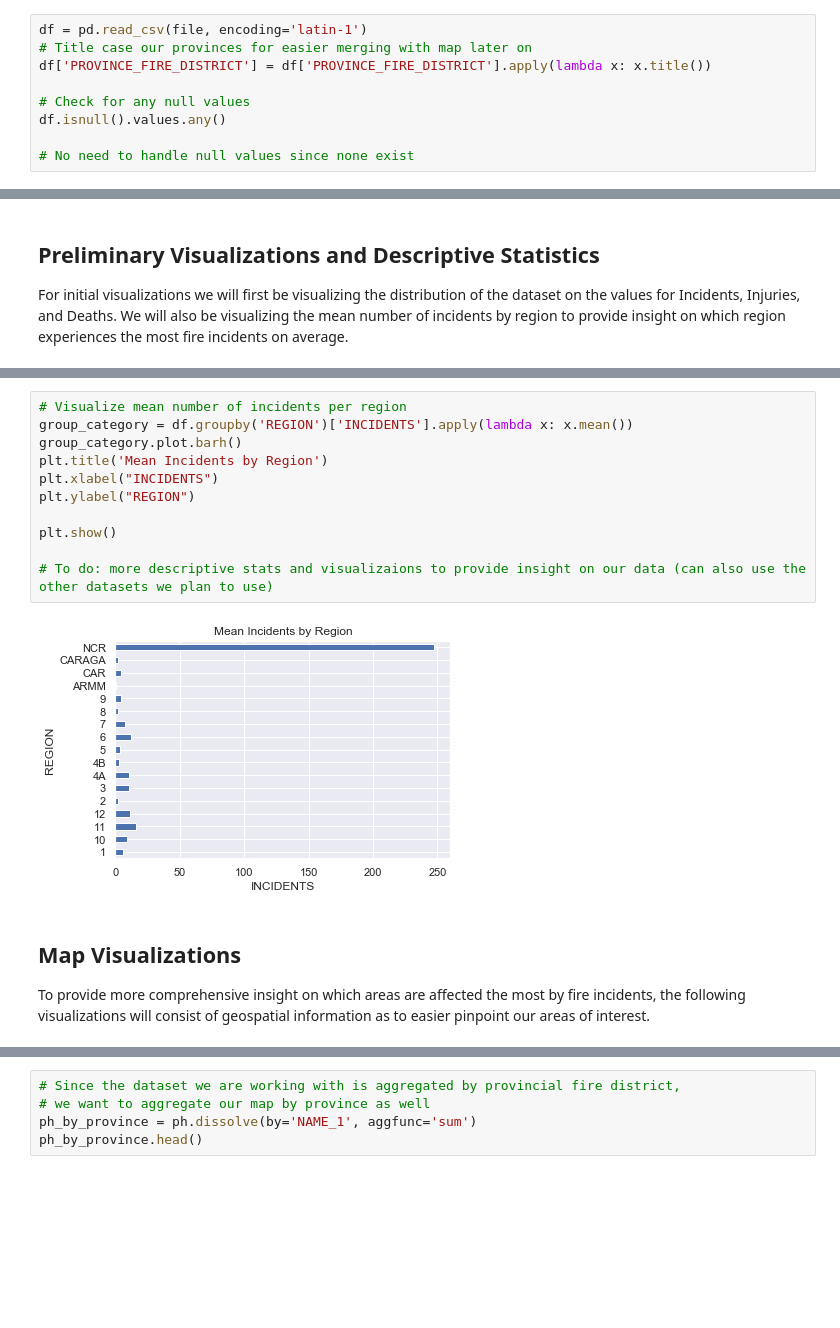
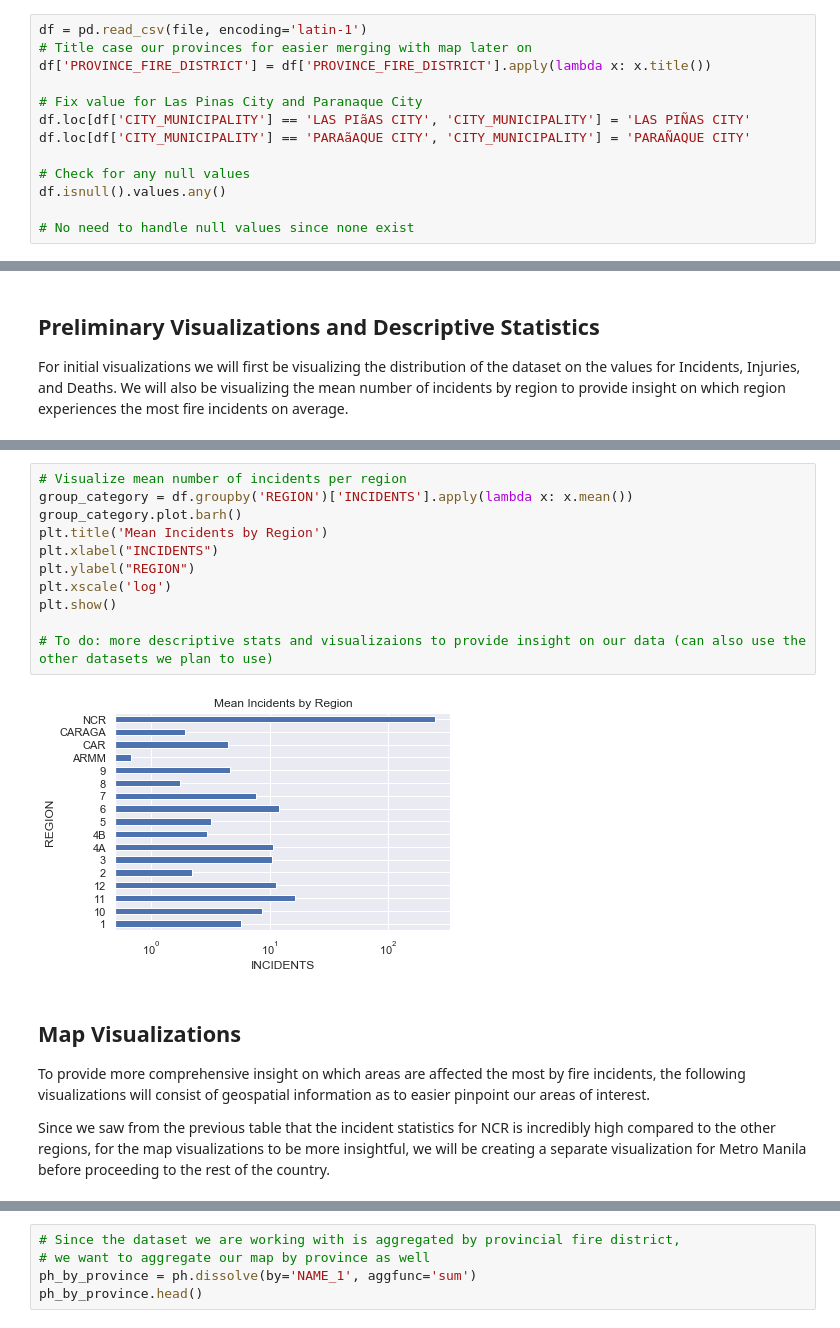
Before and after one commit to ianona/CSC933M-FinalProject, a Jupyter notebook: Fire Incidents.ipynb, the cells around one changed output, grey strips where cells are left out. Drawn from its saved outputs; the diff is of its cells as text; blank space fills up the shorter version.

```diff
--- a/Fire Incidents.ipynb
+++ b/Fire Incidents.ipynb
@@ -37,6 +41,10 @@ df = pd.read_csv(file, encoding='latin-1')
 # Title case our provinces for easier merging with map later on
 df['PROVINCE_FIRE_DISTRICT'] = df['PROVINCE_FIRE_DISTRICT'].apply(lambda x: x.title())
 
+# Fix value for Las Pinas City and Paranaque City
+df.loc[df['CITY_MUNICIPALITY'] == 'LAS PIãAS CITY', 'CITY_MUNICIPALITY'] = 'LAS PIÑAS CITY'
+df.loc[df['CITY_MUNICIPALITY'] == 'PARAãAQUE CITY', 'CITY_MUNICIPALITY'] = 'PARAÑAQUE CITY'
+
 # Check for any null values
 df.isnull().values.any()
 
@@ -223,16 +232,18 @@ sns.distplot(df["INCIDENTS"])
 # %%
 # Visualize mean number of incidents per region
 group_category = df.groupby('REGION')['INCIDENTS'].apply(lambda x: x.mean())
 group_category.plot.barh()
 plt.title('Mean Incidents by Region')
 plt.xlabel("INCIDENTS")
 plt.ylabel("REGION")
-
+plt.xscale('log')
 plt.show()
 
 # To do: more descriptive stats and visualizaions to provide insight on our data (can also use the other datasets we plan to use)
 # %% [output]
-[figure, old version]
+[figure, new version]
 # %% [markdown]
 ## Map Visualizations
 To provide more comprehensive insight on which areas are affected the most by fire incidents, the following visualizations will consist of geospatial information as to easier pinpoint our areas of interest.
+
+Since we saw from the previous table that the incident statistics for NCR is incredibly high compared to the other regions, for the map visualizations to be more insightful, we will be creating a separate visualization for Metro Manila before proceeding to the rest of the country.
```
Also changed, not shown: parts of 10 cells of this notebook.
